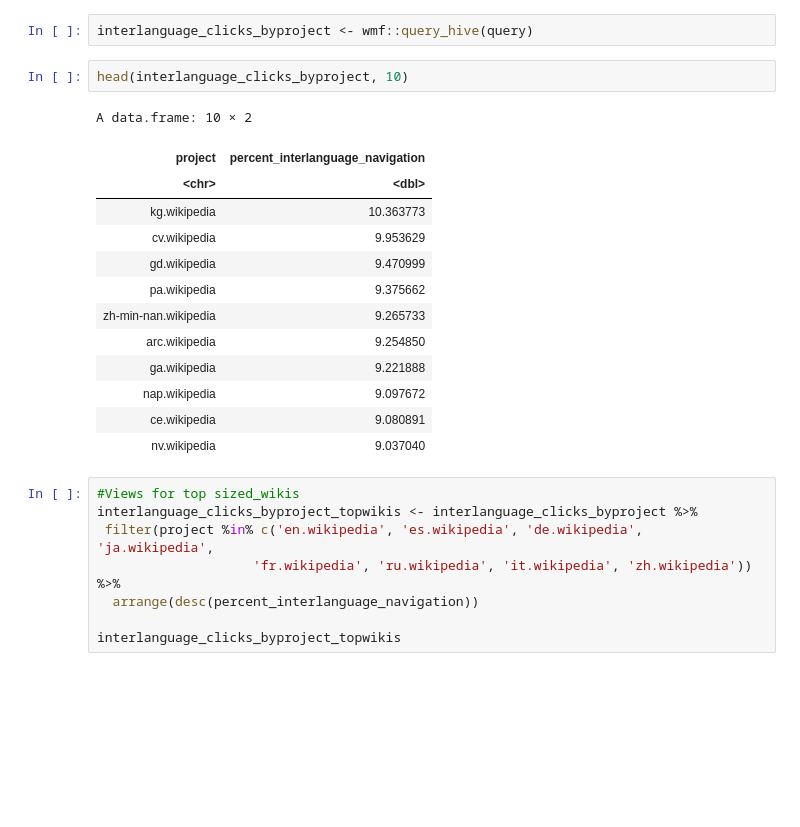
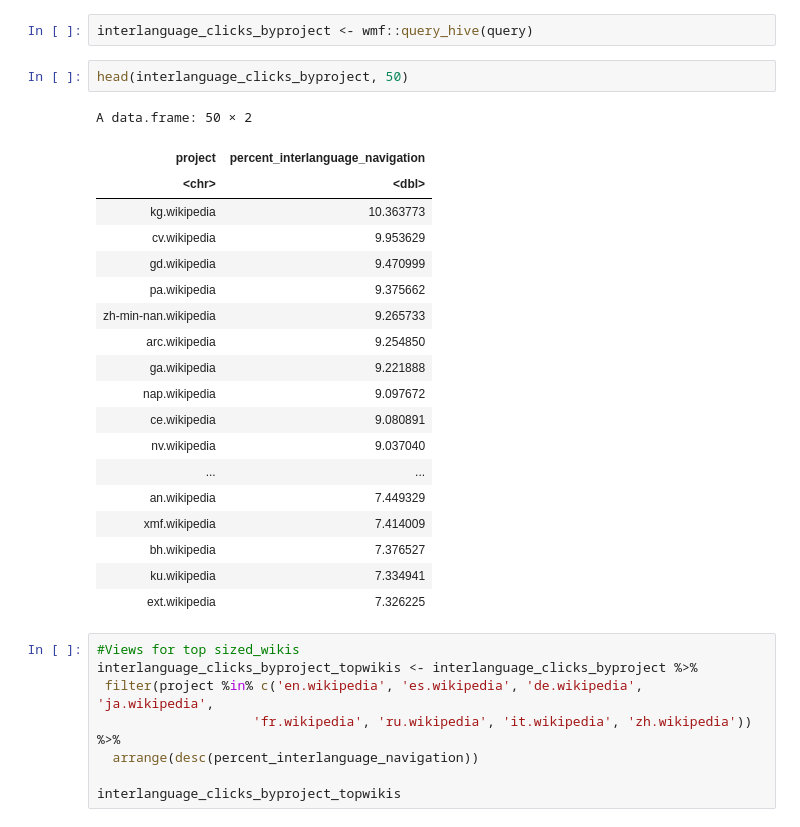
Before and after one commit to wikimedia-research/Desktop-behavior-analysis-Aug-2019, a Jupyter notebook: Desktop_usage_behavior_analysis.ipynb, the cells around one changed output. Saved outputs shown, nothing was run; the diff lists cells and outputs as text; blank space fills up the shorter version.

```diff
--- a/Desktop_usage_behavior_analysis.ipynb
+++ b/Desktop_usage_behavior_analysis.ipynb
@@ -756,21 +1260,27 @@ ORDER by percent_interlanguage_navigation DESC LIMIT 5000"
 # %%
 interlanguage_clicks_byproject <- wmf::query_hive(query)
 # %%
-head(interlanguage_clicks_byproject, 10)
+head(interlanguage_clicks_byproject, 50)
 # %% [output]
-A data.frame: 10 × 2
+A data.frame: 50 × 2
 | project | percent_interlanguage_navigation |
 | <chr> | <dbl> |
 | kg.wikipedia | 10.363773 |
 | cv.wikipedia | 9.953629 |
 | gd.wikipedia | 9.470999 |
 | pa.wikipedia | 9.375662 |
 | zh-min-nan.wikipedia | 9.265733 |
 | arc.wikipedia | 9.254850 |
 | ga.wikipedia | 9.221888 |
 | nap.wikipedia | 9.097672 |
 | ce.wikipedia | 9.080891 |
 | nv.wikipedia | 9.037040 |
+| ... | ... |
+| an.wikipedia | 7.449329 |
+| xmf.wikipedia | 7.414009 |
+| bh.wikipedia | 7.376527 |
+| ku.wikipedia | 7.334941 |
+| ext.wikipedia | 7.326225 |
 # %%
 #Views for top sized_wikis
 interlanguage_clicks_byproject_topwikis <- interlanguage_clicks_byproject %>%
```
Also changed, not shown: parts of 60 cells of this notebook.
